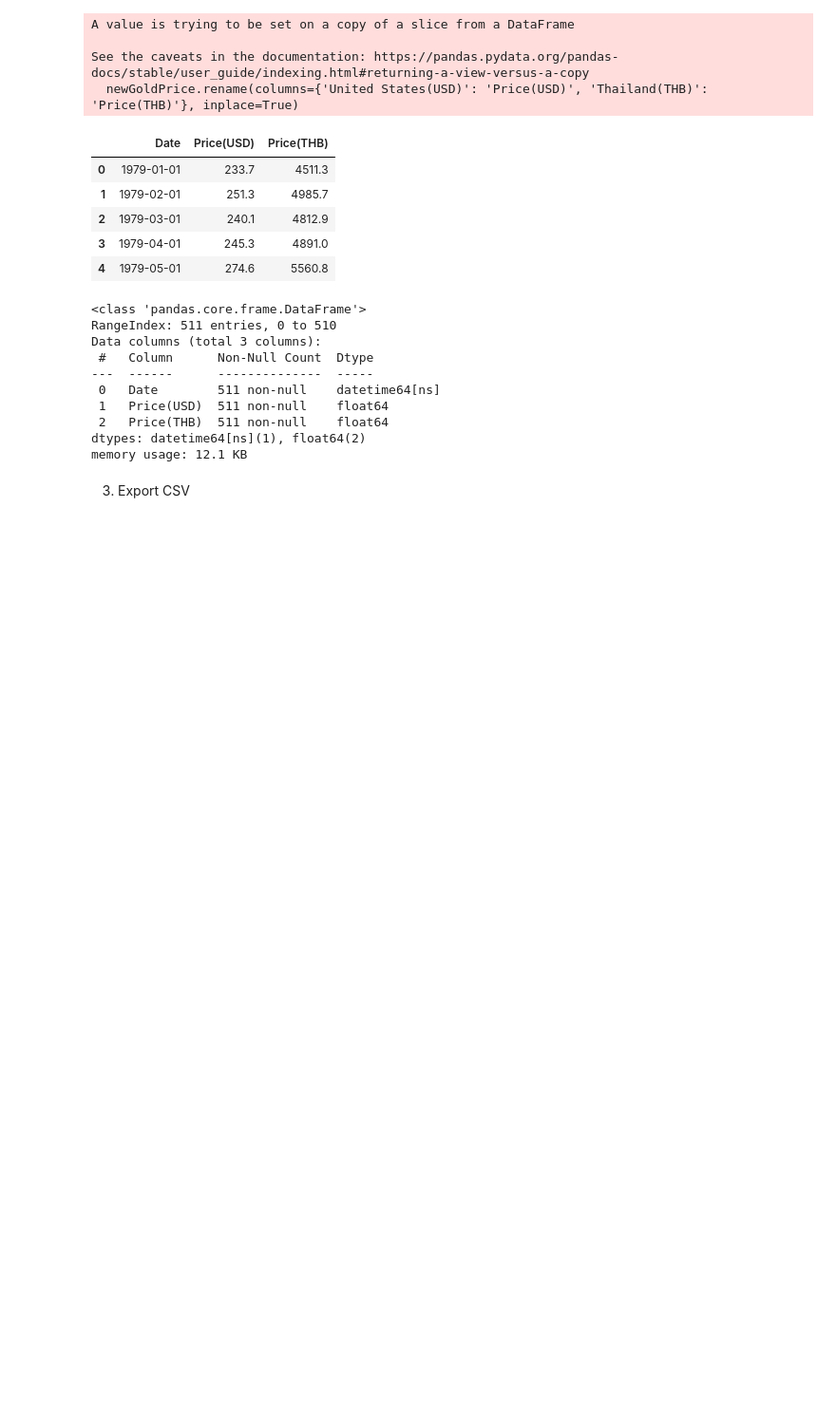
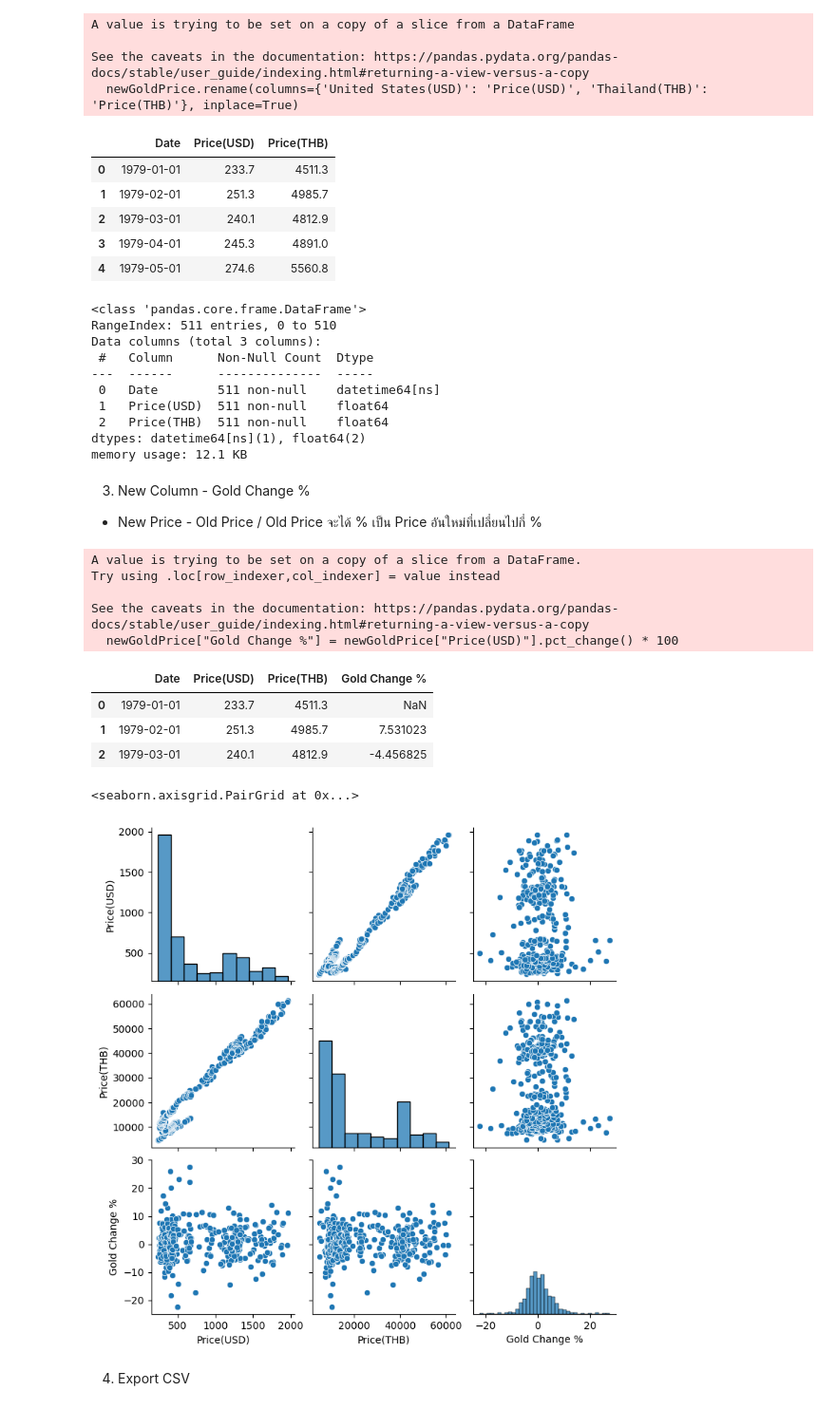
Before and after one commit to WornWolf/DataSci_Project_2026, a Jupyter notebook: clean_GoldPrice.ipynb, the cells around one changed output. Shown at 95% size. Cells and saved outputs as stored; diff of their text form; code cells hidden in the pictures; blank space fills up the shorter version.

Commit message:
fixed gold change column

```diff
--- a/clean_GoldPrice.ipynb
+++ b/clean_GoldPrice.ipynb
@@ -85,7 +85,30 @@ Data columns (total 3 columns):
  2   Price(THB)  511 non-null    float64
 dtypes: datetime64[ns](1), float64(2)
 memory usage: 12.1 KB
+# %% [markdown]
+3. New Column - Gold Change %
+- New Price - Old Price / Old Price จะได้ % เป็น Price อันใหม่ที่เปลี่ยนไปกี่ %
+# %%
+newGoldPrice["Gold Change %"] = newGoldPrice["Price(USD)"].pct_change() * 100
+# %% [output]
+A value is trying to be set on a copy of a slice from a DataFrame.
+Try using .loc[row_indexer,col_indexer] = value instead
+
+See the caveats in the documentation: https://pandas.pydata.org/pandas-docs/stable/user_guide/indexing.html#returning-a-view-versus-a-copy
+  newGoldPrice["Gold Change %"] = newGoldPrice["Price(USD)"].pct_change() * 100
+# %%
+newGoldPrice.head(3)
+# %% [output]
+|  | Date | Price(USD) | Price(THB) | Gold Change % |
+| 0 | 1979-01-01 | 233.7 | 4511.3 | NaN |
+| 1 | 1979-02-01 | 251.3 | 4985.7 | 7.531023 |
+| 2 | 1979-03-01 | 240.1 | 4812.9 | -4.456825 |
+# %%
+sns.pairplot(newGoldPrice)
+# %% [output]
+<seaborn.axisgrid.PairGrid at 0x...>
+[figure, added]
 # %% [markdown]
-3. Export CSV
+4. Export CSV
 # %%
 newGoldPrice.to_csv('./dataset/cleaned_GoldPrice.csv', index=False)
```
Also changed, not shown: 2 other files.
